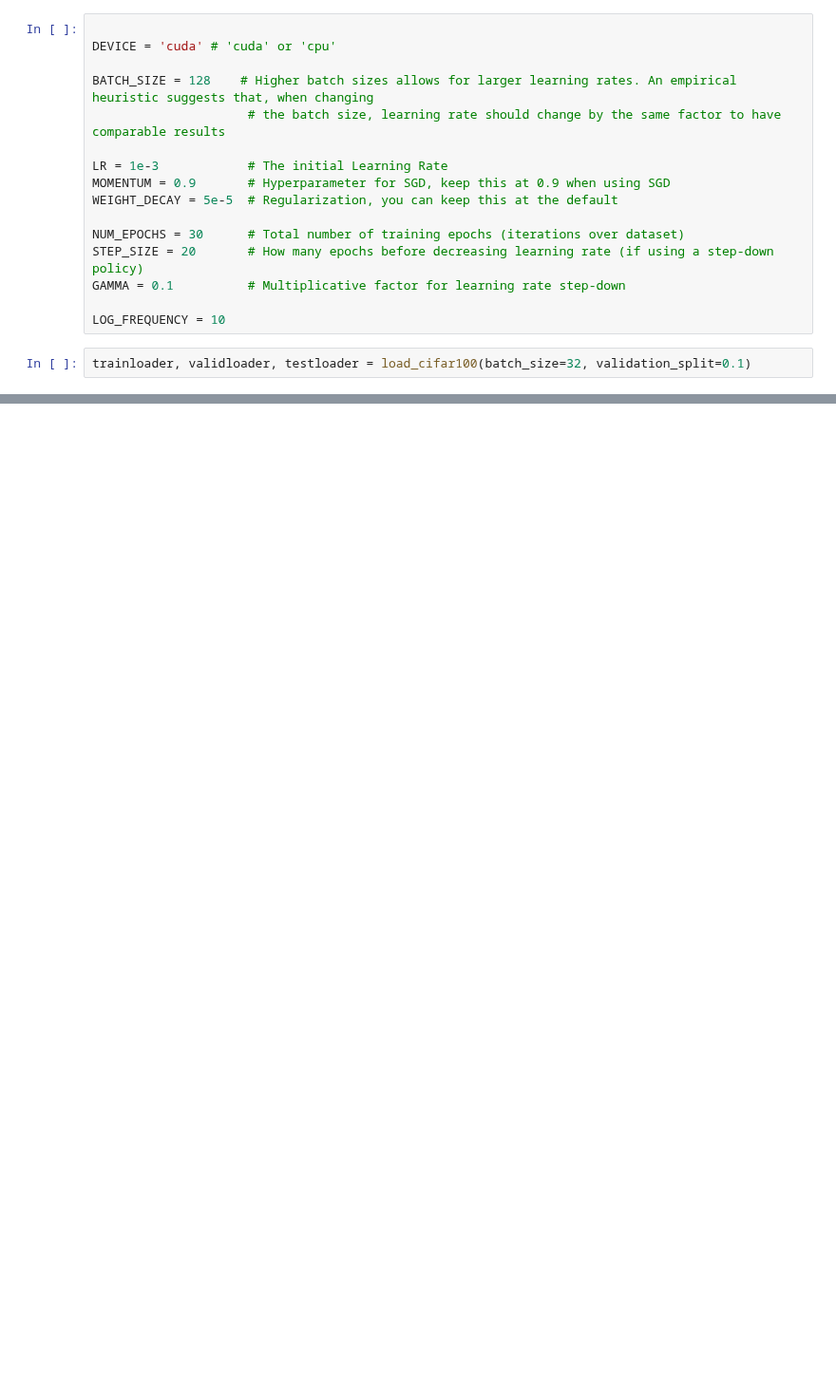
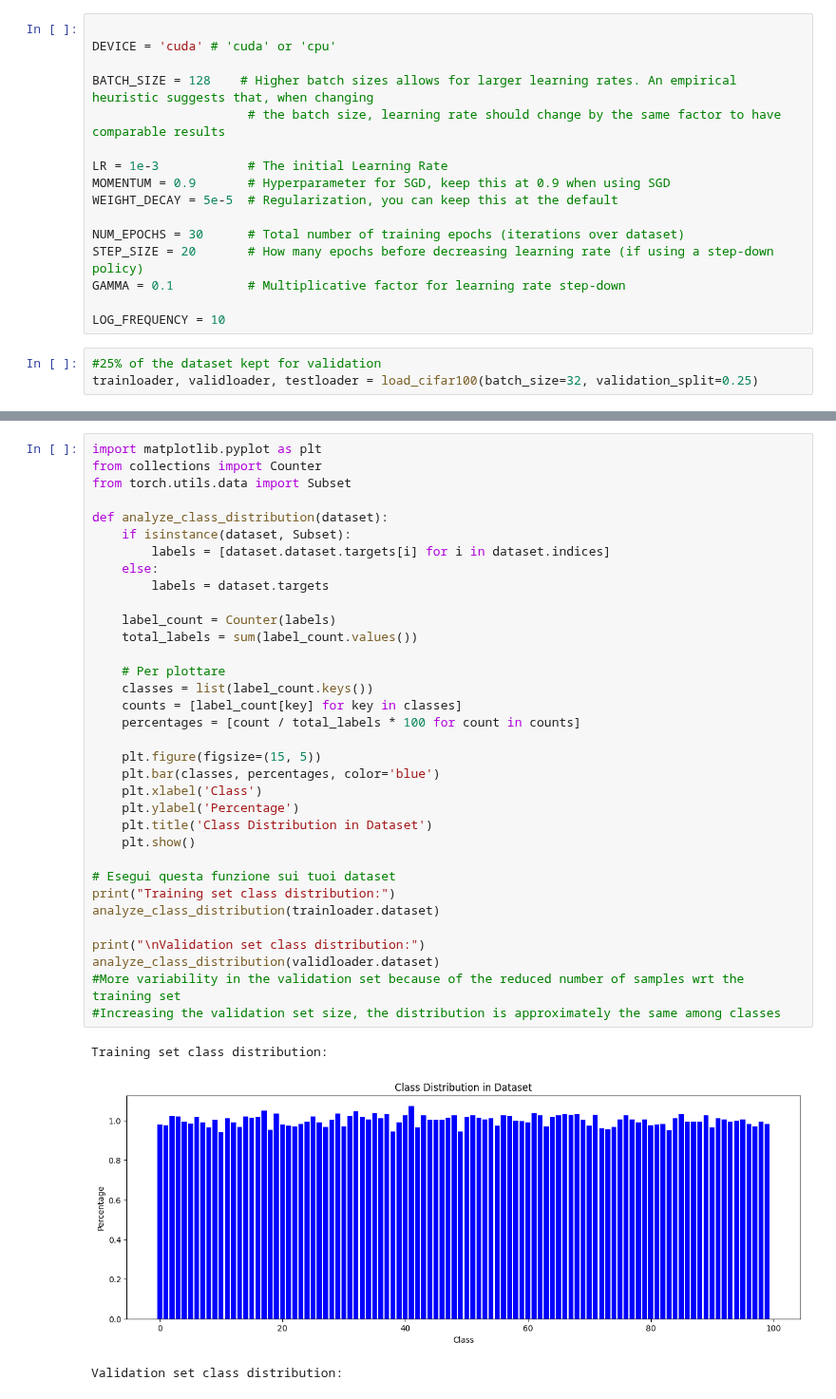
Before and after one commit to stefffffffffano/AML_FederatedLearning, a Jupyter notebook: cifar100/train_centralized.ipynb, the cells around one changed output, grey strips where cells are left out. Shown at 95% size. Drawn from its saved outputs; the diff is of its cells as text; blank space fills up the shorter version.

Commit message:
Added splitting mantaining distribution among classes through train_test_split

```diff
--- a/cifar100/train_centralized.ipynb
+++ b/cifar100/train_centralized.ipynb
@@ -20,5 +21,6 @@ GAMMA = 0.1          # Multiplicative factor for learning rate step-down
 
 LOG_FREQUENCY = 10
 # %%
-trainloader, validloader, testloader = load_cifar100(batch_size=32, validation_split=0.1)
+#25% of the dataset kept for validation
+trainloader, validloader, testloader = load_cifar100(batch_size=32, validation_split=0.25)
 # %% [output]
@@ -28,0 +29,38 @@ Files already downloaded and verified
+# %%
+import matplotlib.pyplot as plt
+from collections import Counter
+from torch.utils.data import Subset
+
+def analyze_class_distribution(dataset):
+    if isinstance(dataset, Subset):
+        labels = [dataset.dataset.targets[i] for i in dataset.indices]
+    else:
+        labels = dataset.targets
+
+    label_count = Counter(labels)
+    total_labels = sum(label_count.values())
+
+    # Per plottare
+    classes = list(label_count.keys())
+    counts = [label_count[key] for key in classes]
+    percentages = [count / total_labels * 100 for count in counts]
+
+    plt.figure(figsize=(15, 5))
+    plt.bar(classes, percentages, color='blue')
+    plt.xlabel('Class')
+    plt.ylabel('Percentage')
+    plt.title('Class Distribution in Dataset')
+    plt.show()
+
+# Esegui questa funzione sui tuoi dataset
+print("Training set class distribution:")
+analyze_class_distribution(trainloader.dataset)
+
+print("\nValidation set class distribution:")
+analyze_class_distribution(validloader.dataset)
+#More variability in the validation set because of the reduced number of samples wrt the training set
+#Increasing the validation set size, the distribution is approximately the same among classes
+# %% [output]
+Training set class distribution:
+[figure, added]
+Validation set class distribution:
```
Also changed, not shown: parts of 5 cells of this notebook, 1 other file.
